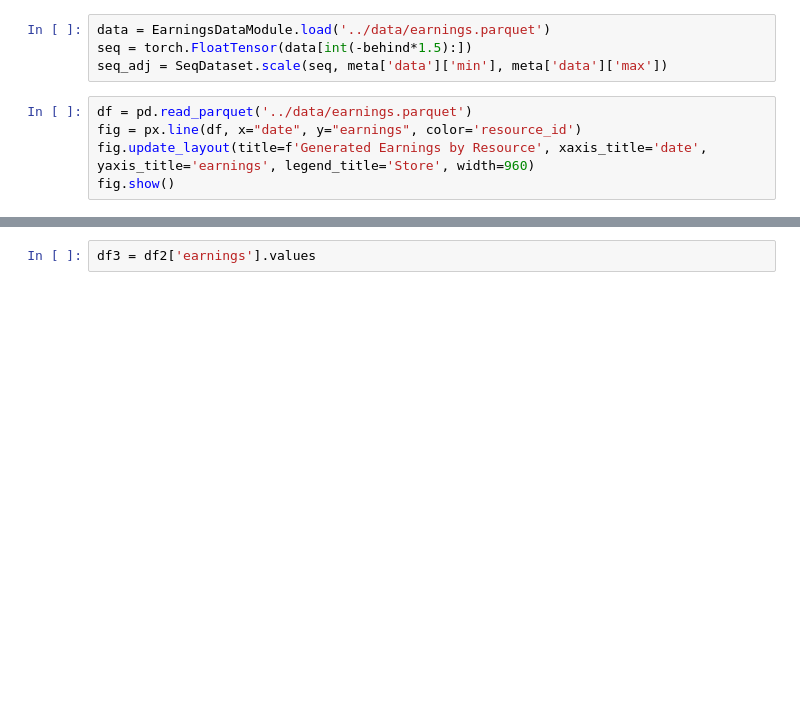
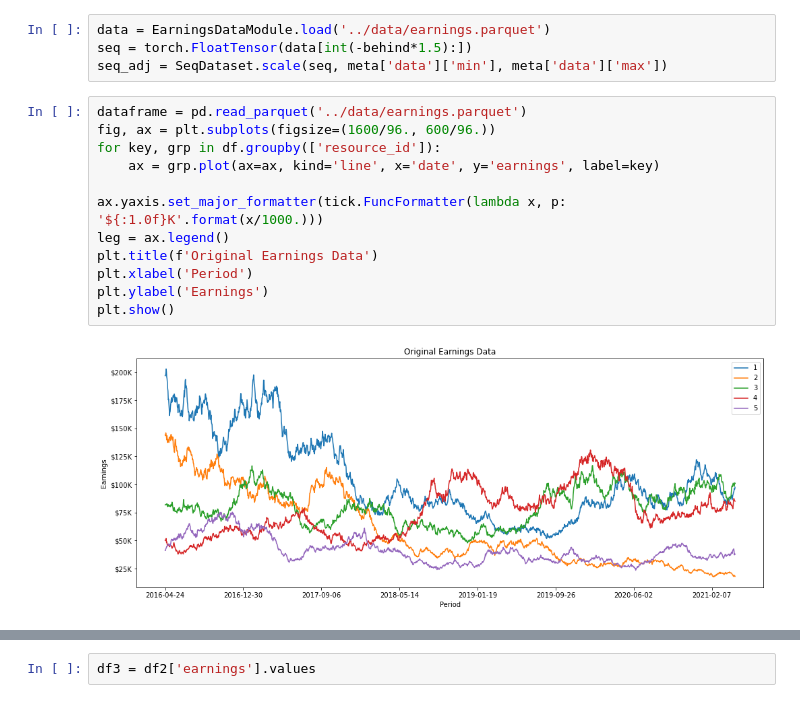
Before and after one commit to sethjuarez/tlaloc, a Jupyter notebook: notebooks/predict.ipynb, the cells around one changed output, grey strips where cells are left out. Drawn from its saved outputs; the diff is of its cells as text; blank space fills up the shorter version.

Commit message:
added original data dump

```diff
--- a/notebooks/predict.ipynb
+++ b/notebooks/predict.ipynb
@@ -48,8 +51,17 @@ model.load_state_dict(torch.load(model_path))
 data = EarningsDataModule.load('../data/earnings.parquet')
 seq = torch.FloatTensor(data[int(-behind*1.5):])
 seq_adj = SeqDataset.scale(seq, meta['data']['min'], meta['data']['max'])
-# %%
-df = pd.read_parquet('../data/earnings.parquet')
-fig = px.line(df, x="date", y="earnings", color='resource_id')
-fig.update_layout(title=f'Generated Earnings by Resource', xaxis_title='date', yaxis_title='earnings', legend_title='Store', width=960)
-fig.show()
+# %%
+dataframe = pd.read_parquet('../data/earnings.parquet')
+fig, ax = plt.subplots(figsize=(1600/96., 600/96.))
+for key, grp in df.groupby(['resource_id']):
+    ax = grp.plot(ax=ax, kind='line', x='date', y='earnings', label=key)
+
+ax.yaxis.set_major_formatter(tick.FuncFormatter(lambda x, p: '${:1.0f}K'.format(x/1000.)))
+leg = ax.legend()
+plt.title(f'Original Earnings Data')
+plt.xlabel('Period')
+plt.ylabel('Earnings')
+plt.show()
+# %% [output]
+[figure, added]
```
Also changed, not shown: parts of 8 cells of this notebook, 2 other files.
